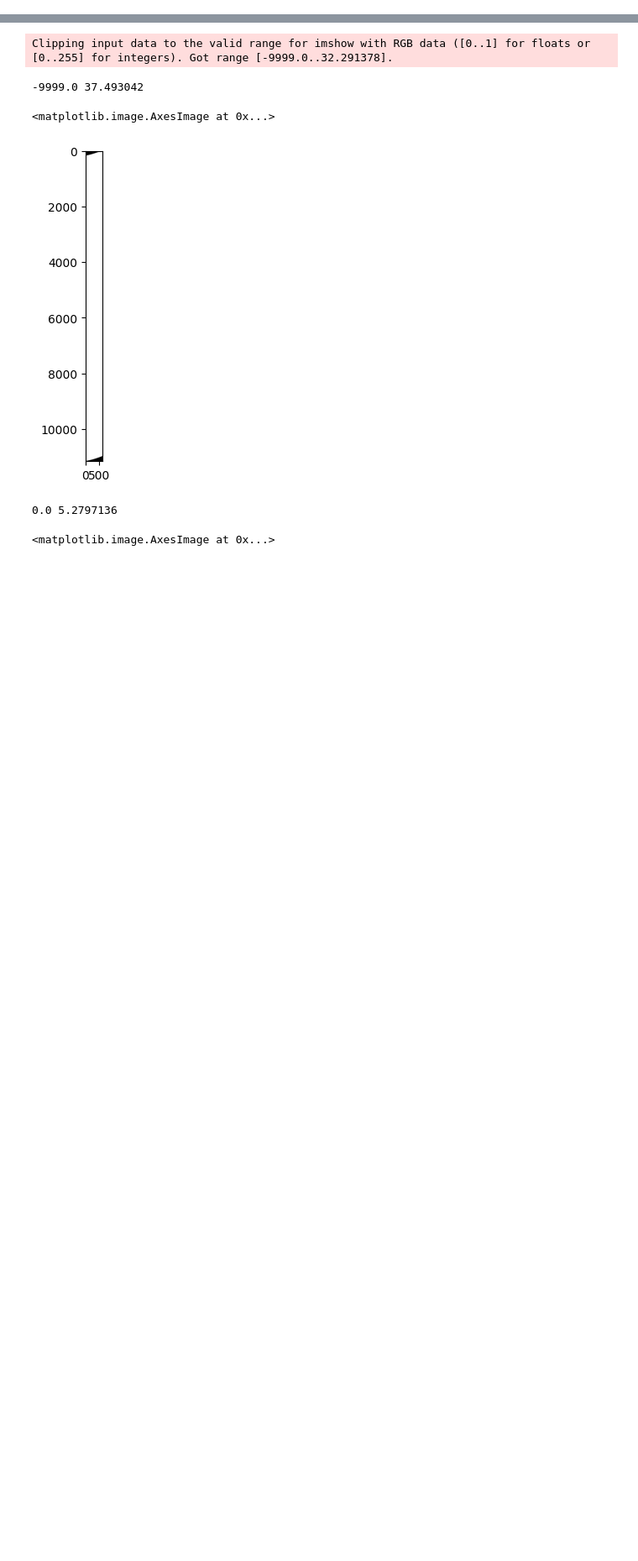
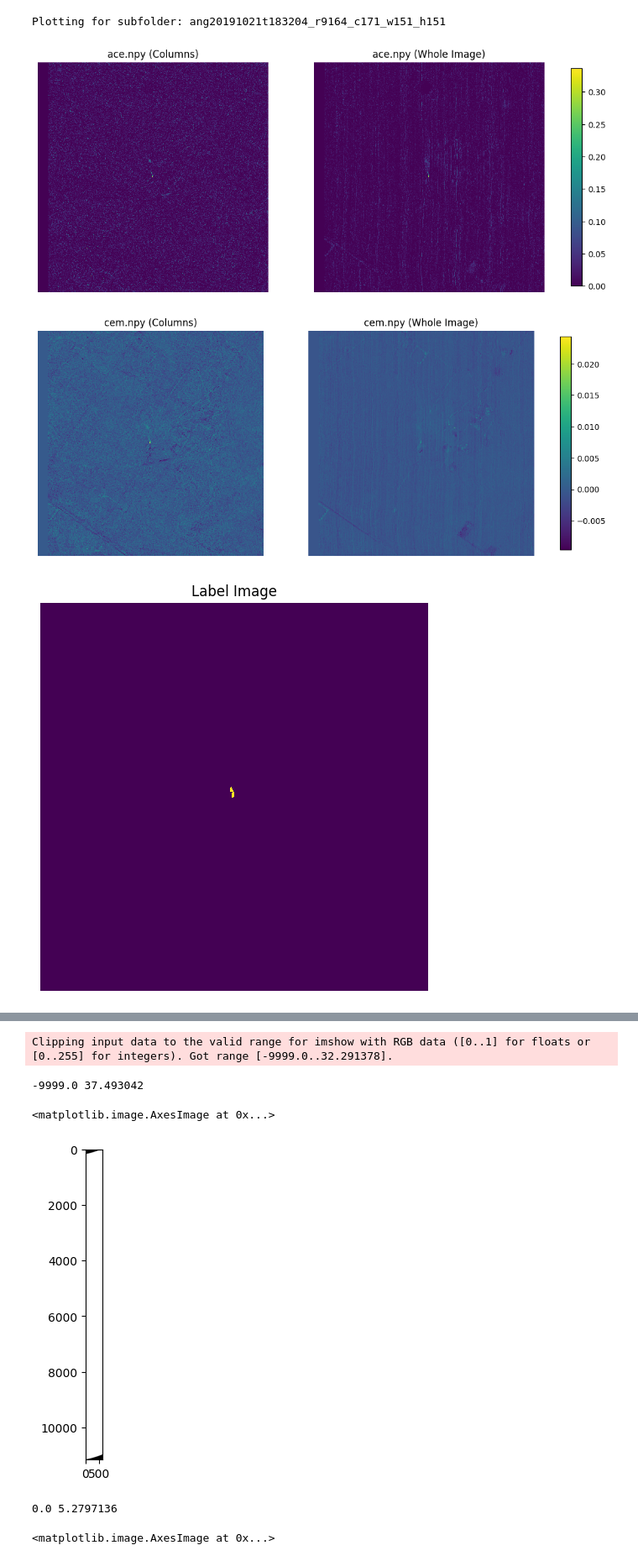
Before and after one commit to zaitra/methane-filters-benchmark, a Jupyter notebook: playbook.ipynb, the cells around one changed output, grey strips where cells are left out. Shown at 84% size. Saved outputs shown, nothing was run; the diff lists cells and outputs as text; code cells hidden in the pictures; blank space fills up the shorter version.

```diff
--- a/playbook.ipynb
+++ b/playbook.ipynb
@@ -37,0 +1,75 @@ for filename in os.listdir(path):
+# %%
+import os
+import numpy as np
+import matplotlib.pyplot as plt
+
+# Paths to folders
+path_columns = "data/BY_COLUMNS_GENERATED-MAG1C"
+whole_image = "data/WHOLE_IMAGE_GENERATED-MAG1C"
+original = "data/WHOLE_IMAGE_STARCOP-MAG1C"
+
+# Filenames to process
+filenames = ["ace.npy", "cem.npy", "label.npy", "mag1c.npy", "mf.npy"]
+
+# Get all subfolders in the column path
+subfolders = [f for f in os.listdir(path_columns) if os.path.isdir(os.path.join(path_columns, f))]
+subfolders.sort()  # Ensure sorted order
+
+# Select subfolder based on index_to_plot
+index_to_plot = 200
+if index_to_plot >= len(subfolders):
+    raise ValueError(f"Index {index_to_plot} is out of range. Only {len(subfolders)} subfolders available.")
+
+subfolder = subfolders[index_to_plot]
+print(f"Plotting for subfolder: {subfolder}")
+
+# Loop through all specified filenames
+for filename in filenames:
+    file_column = os.path.join(path_columns, subfolder, filename)
+    file_whole = os.path.join(whole_image, subfolder, filename)
+    file_original = os.path.join(original, subfolder, filename)
+
+    # Load data if file exists, otherwise set to None
+    data_column = np.load(file_column) if os.path.exists(file_column) else None
+    data_whole = np.load(file_whole) if os.path.exists(file_whole) else None
+    data_original = np.load(file_original) if os.path.exists(file_original) else None
+
+    # Plot based on the file type
+    if filename in ["ace.npy", "cem.npy", "mf.npy"]:  # Two images (columns vs whole)
+        if data_column is not None and data_whole is not None:
+            fig, axes = plt.subplots(1, 2, figsize=(12, 6))
+            axes[0].imshow(data_column, cmap='viridis', interpolation='nearest')
+            axes[0].set_title(f"{filename} (Columns)")
+            axes[1].imshow(data_whole, cmap='viridis', interpolation='nearest')
+            axes[1].set_title(f"{filename} (Whole Image)")
+            for ax in axes:
+                ax.axis("off")
+            plt.colorbar(axes[0].images[0], ax=axes, fraction=0.02)
+            plt.show()
+
+    elif filename == "mag1c.npy":  # Three images (columns, whole, original)
+        if data_column is not None and data_whole is not None and data_original is not None:
+            fig, axes = plt.subplots(1, 3, figsize=(18, 6))
+            axes[0].imshow(data_column, cmap='viridis', interpolation='nearest')
+            axes[0].set_title("MAG1C (Columns)")
+            axes[1].imshow(data_whole, cmap='viridis', interpolation='nearest')
+            axes[1].set_title("MAG1C (Whole Image)")
+            axes[2].imshow(data_original, cmap='viridis', interpolation='nearest')
+            axes[2].set_title("MAG1C (Original)")
+            for ax in axes:
+                ax.axis("off")
+            plt.colorbar(axes[0].images[0], ax=axes, fraction=0.02)
+            plt.show()
+
+    elif filename == "label.npy":  # Single image (from any path)
+        if data_column is not None:
+            plt.figure(figsize=(6, 6))
+            plt.imshow(data_column, cmap='viridis', interpolation='nearest')
+            plt.title("Label Image")
+            plt.axis("off")
+            plt.show()
+# %% [output]
+Plotting for subfolder: ang20191021t183204_r9164_c171_w151_h151
+[figure, added]
+[figure, added]
+[figure, added]
```
Also changed, not shown: parts of 2 cells of this notebook, 2 other files.
